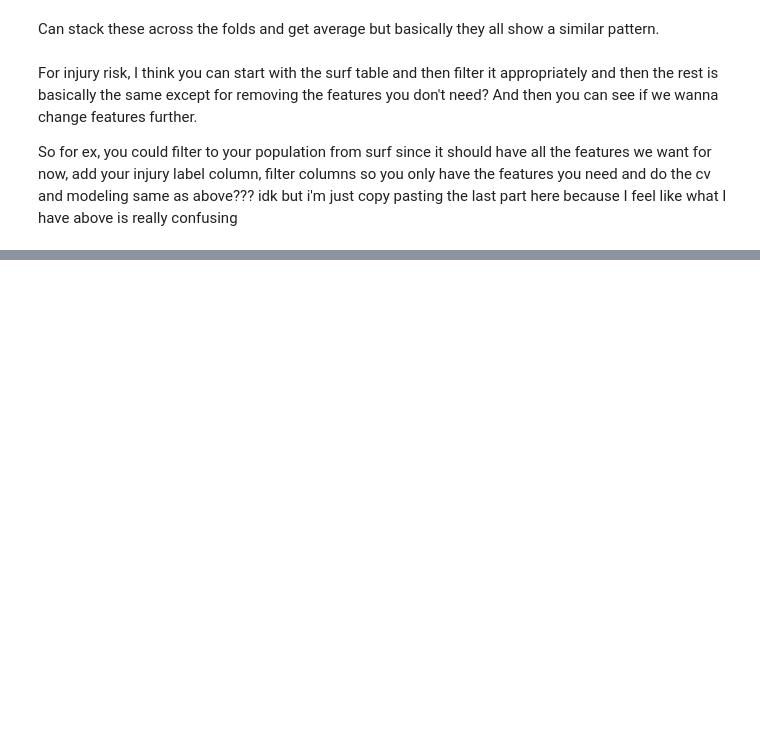
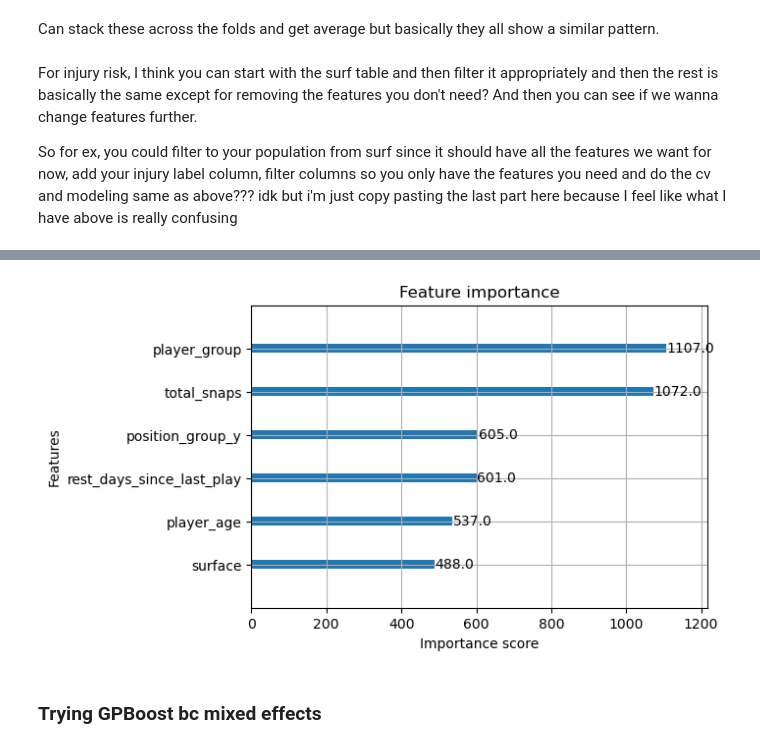
Before and after one commit to jc39963/NFLPA_2025, a Jupyter notebook: reinjury.ipynb, the cells around one changed output, grey strips where cells are left out. Drawn from its saved outputs; the diff is of its cells as text; code cells hidden in the pictures; blank space fills up the shorter version.

```diff
--- a/reinjury.ipynb
+++ b/reinjury.ipynb
@@ -733,0 +812,10 @@ for season in range(1, len(seasons)):
+# %%
+
+# Plot the feature importance
+plot_importance(model)
+plt.rcParams['figure.figsize'] = [6, 4] # Adjust plot size
+plt.show()
+# %% [output]
+[figure, added]
+# %% [markdown]
+### Trying GPBoost bc mixed effects
```
Also changed, not shown: parts of 40 cells of this notebook.
